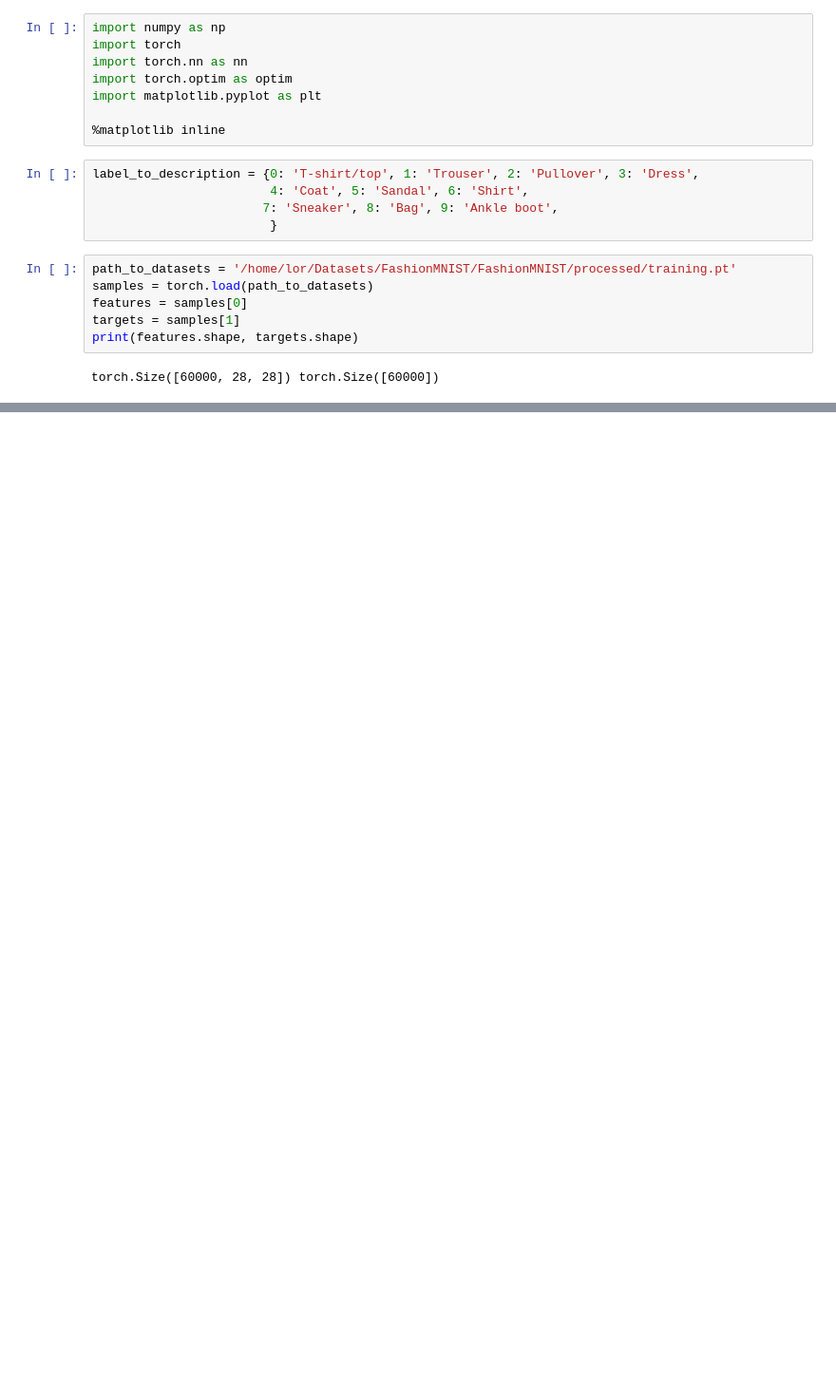
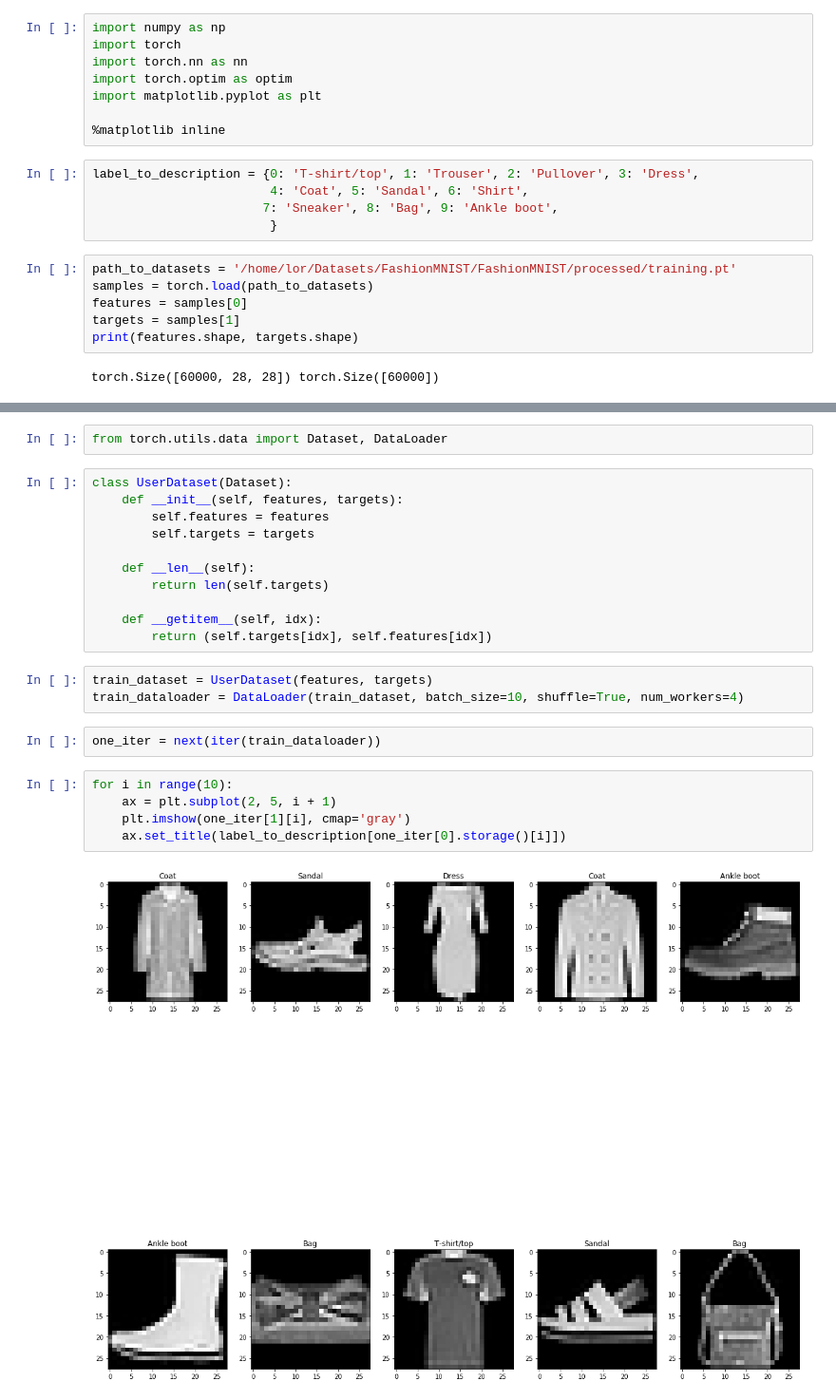
Before and after one commit to lorlor/playground_ml, a Jupyter notebook: fashion_mnist.ipynb, the cells around one changed output, grey strips where cells are left out. Shown at 95% size. Cells and saved outputs as stored; diff of their text form; blank space fills up the shorter version.

Commit message:
data loader

```diff
--- a/fashion_mnist.ipynb
+++ b/fashion_mnist.ipynb
@@ -27,0 +34,25 @@ label_to_description[targets.storage()[3]]
+# %%
+from torch.utils.data import Dataset, DataLoader
+# %%
+class UserDataset(Dataset):
+    def __init__(self, features, targets):
+        self.features = features
+        self.targets = targets
+
+    def __len__(self):
+        return len(self.targets)
+
+    def __getitem__(self, idx):
+        return (self.targets[idx], self.features[idx])
+# %%
+train_dataset = UserDataset(features, targets)
+train_dataloader = DataLoader(train_dataset, batch_size=10, shuffle=True, num_workers=4)
+# %%
+one_iter = next(iter(train_dataloader))
+# %%
+for i in range(10):
+    ax = plt.subplot(2, 5, i + 1)
+    plt.imshow(one_iter[1][i], cmap='gray')
+    ax.set_title(label_to_description[one_iter[0].storage()[i]])
+# %% [output]
+[figure, added]
```
Also changed, not shown: parts of 2 cells of this notebook.
